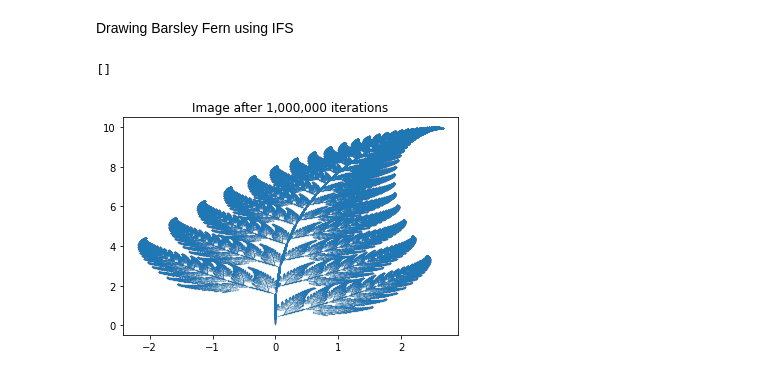
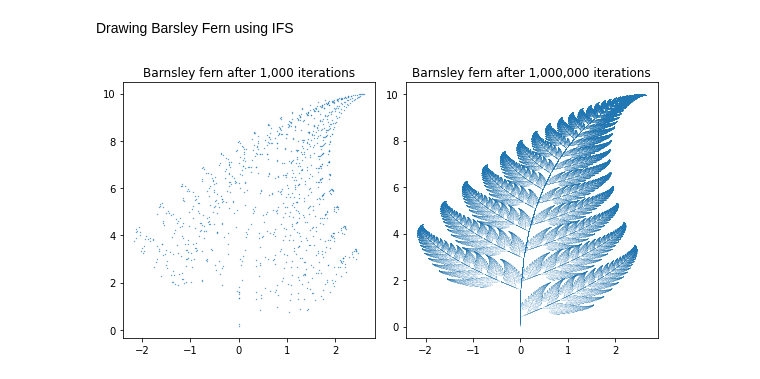
Before and after one commit to DanielPeacock/M2RFractalImageCompression, a Jupyter notebook: IteratedFunctionSystem.ipynb, the cells around one changed output. Drawn from its saved outputs; the diff is of its cells as text; code cells hidden in the pictures.

Commit message:
Edited diagrams, continued editing

```diff
--- a/IteratedFunctionSystem.ipynb
+++ b/IteratedFunctionSystem.ipynb
@@ -31,30 +32,39 @@ Drawing Barsley Fern using IFS
 # %%
 # Define transformations
 
 def f_1(point):
     matrix = np.array([[0.00, 0.00], [0.00, 0.16]])
     return matrix.dot(point)
 
 def f_2(point):
     matrix = np.array([[0.85, 0.04], [-0.04, 0.85]])
     return matrix.dot(point) + np.array([0.00, 1.60])
 
 def f_3(point):
     matrix = np.array([[0.20, -0.26], [0.23, 0.22]])
     return matrix.dot(point) + np.array([0.00, 1.60])
 
 def f_4(point):
     matrix = np.array([[-0.15, 0.28], [0.26, 0.24]])
     return matrix.dot(point) + np.array([0.00, 0.44])
 
 fns = [f_1, f_2, f_3, f_4]
 probabilities = [0.01, 0.85, 0.07, 0.07]
 
-x, y = generate_image(1000000, fns, probabilities, np.array([0, 0]))
+x_thousand, y_thousand = generate_image(1000, fns, probabilities, np.array([0, 0]))
+x_mil, y_mil = generate_image(1000000, fns, probabilities, np.array([0, 0]))
 
-plt.scatter(x, y, s=0.001)
-plt.title("Image after 1,000,000 iterations")
-plt.plot()
+plt.subplots(1, 2, figsize=(8, 8))
+
+plt.subplot(2, 2, 1)
+plt.scatter(x_thousand, y_thousand, s=0.1)
+plt.title("Barnsley fern after 1,000 iterations")
+
+plt.subplot(2, 2, 2)
+plt.scatter(x_mil, y_mil, s=0.0001)
+plt.title("Barnsley fern after 1,000,000 iterations")
+
+plt.tight_layout()
+plt.show()
 # %% [output]
-[]
-[figure, old version]
+[figure, new version]
```
Also changed, not shown: parts of 2 cells of this notebook, 3 other files.
